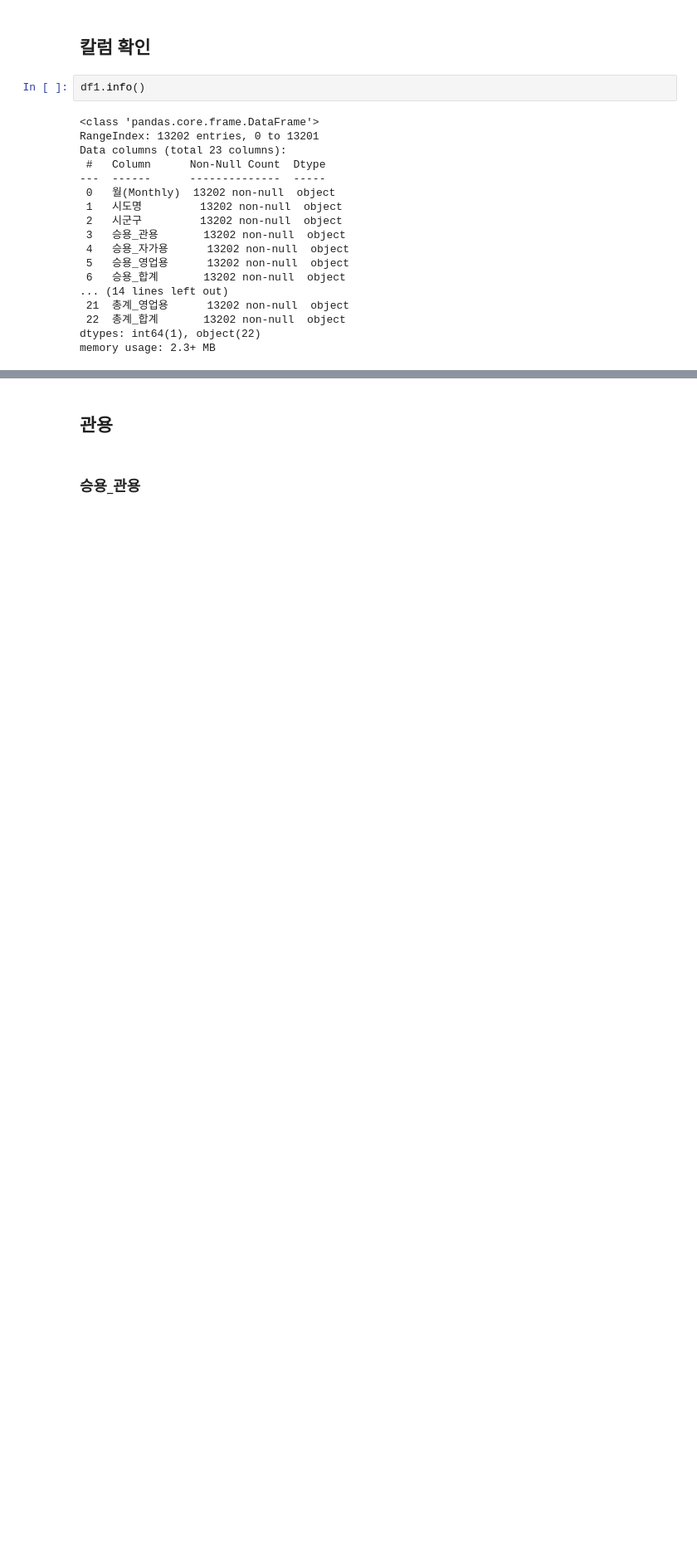
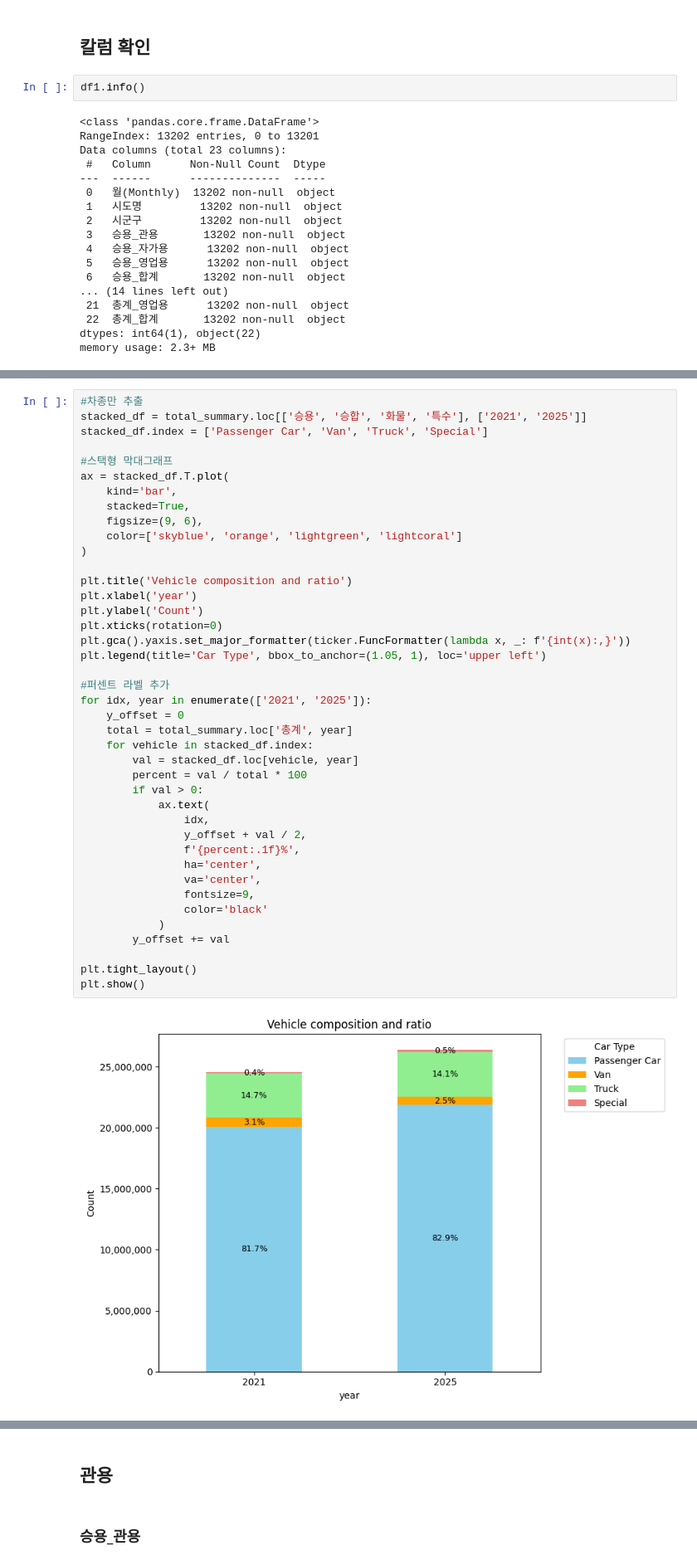
Before and after one commit to pcw11/datajo, a Jupyter notebook: 데이터조.ipynb, the cells around one changed output, grey strips where cells are left out. Shown at 83% size. Saved outputs shown, nothing was run; the diff lists cells and outputs as text; blank space fills up the shorter version.

```diff
--- a/데이터조.ipynb
+++ b/데이터조.ipynb
@@ -442,0 +503,43 @@ memory usage: 2.3+ MB
+# %%
+#차종만 추출
+stacked_df = total_summary.loc[['승용', '승합', '화물', '특수'], ['2021', '2025']]
+stacked_df.index = ['Passenger Car', 'Van', 'Truck', 'Special']
+
+#스택형 막대그래프
+ax = stacked_df.T.plot(
+    kind='bar',
+    stacked=True,
+    figsize=(9, 6),
+    color=['skyblue', 'orange', 'lightgreen', 'lightcoral']
+)
+
+plt.title('Vehicle composition and ratio')
+plt.xlabel('year')
+plt.ylabel('Count')
+plt.xticks(rotation=0)
+plt.gca().yaxis.set_major_formatter(ticker.FuncFormatter(lambda x, _: f'{int(x):,}'))
+plt.legend(title='Car Type', bbox_to_anchor=(1.05, 1), loc='upper left')
+
+#퍼센트 라벨 추가
+for idx, year in enumerate(['2021', '2025']):
+    y_offset = 0
+    total = total_summary.loc['총계', year]
+    for vehicle in stacked_df.index:
+        val = stacked_df.loc[vehicle, year]
+        percent = val / total * 100
+        if val > 0:
+            ax.text(
+                idx,
+                y_offset + val / 2,
+                f'{percent:.1f}%',
+                ha='center',
+                va='center',
+                fontsize=9,
+                color='black'
+            )
+        y_offset += val
+
+plt.tight_layout()
+plt.show()
+# %% [output]
+[figure, added]
```
Also changed, not shown: parts of 20 cells of this notebook.
